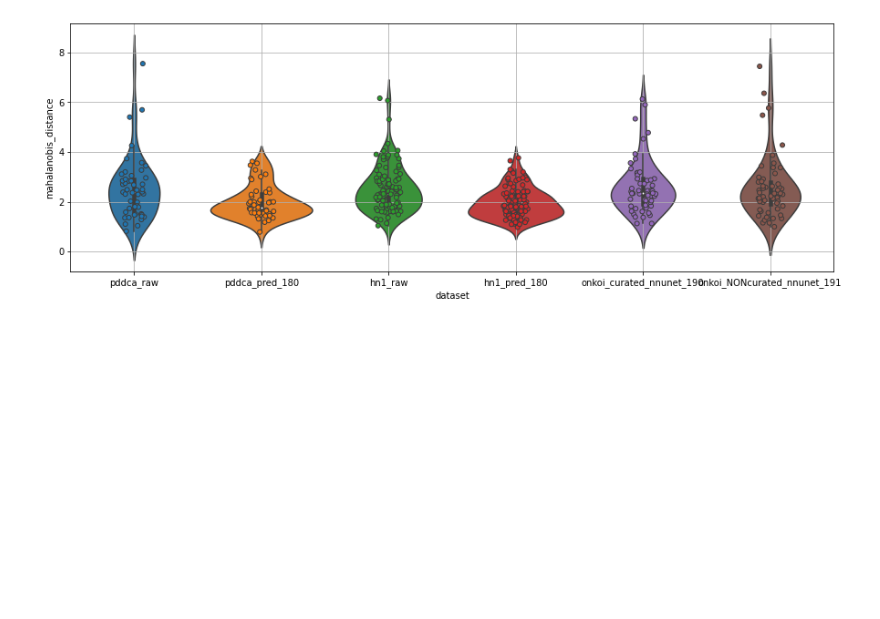
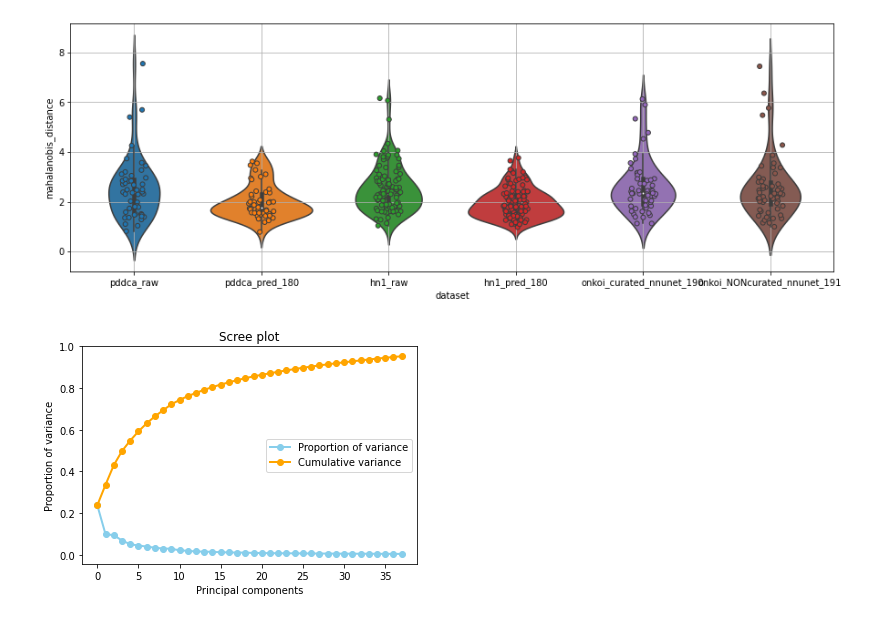
Before and after one commit to gasperpodobnik/dissm, a Jupyter notebook: analyse_dataset/correlation_analysis.ipynb, the cells around one changed output. Cells and saved outputs as stored; diff of their text form; code cells hidden in the pictures; blank space fills up the shorter version.

```diff
--- a/analyse_dataset/correlation_analysis.ipynb
+++ b/analyse_dataset/correlation_analysis.ipynb
@@ -76,13 +76,21 @@ sns.stripplot(x="dataset", y="mahalanobis_distance", data=df, linewidth=1)
 plt.grid()
 # %% [output]
 [figure]
+# %%
+pca_json_path = "/media/medical/projects/head_and_neck/onkoi_2019/dissm/onkoi_curated_nnunet_190/Parotid_L/interp_mesh_simplified_reg_scaled_correspondence_mix-rpm_scale50_out/pca.json"
+_dict = utilities.read_dict_in_json(pca_json_path)
+
+x_labels = list(range(len(_dict['explained_variance_ratio_'])))
+prop_var=_dict['explained_variance_ratio_']
+cum_var=np.cumsum(_dict['explained_variance_ratio_'])
 # %%
-pca_json_path = "/media/medical/projects/head_and_neck/onkoi_2019/dissm/onkoi_curated_nnunet_190/Parotid_L/interp_mesh_simplified_reg_scaled_correspondence_mix-rpm_scale50_out/pca.json"
-utilities.read
+
 plt.plot(x_labels, prop_var, marker='o', markersize=6, color='skyblue', linewidth=2, label='Proportion of variance')
 plt.plot(x_labels, cum_var, marker='o', color='orange', linewidth=2, label="Cumulative variance")
 plt.legend()
 plt.title('Scree plot')
 plt.xlabel('Principal components')
 plt.ylabel('Proportion of variance')
 plt.show()
+# %% [output]
+[figure, added]
```
Also changed, not shown: parts of 2 cells of this notebook, 28 other files.
